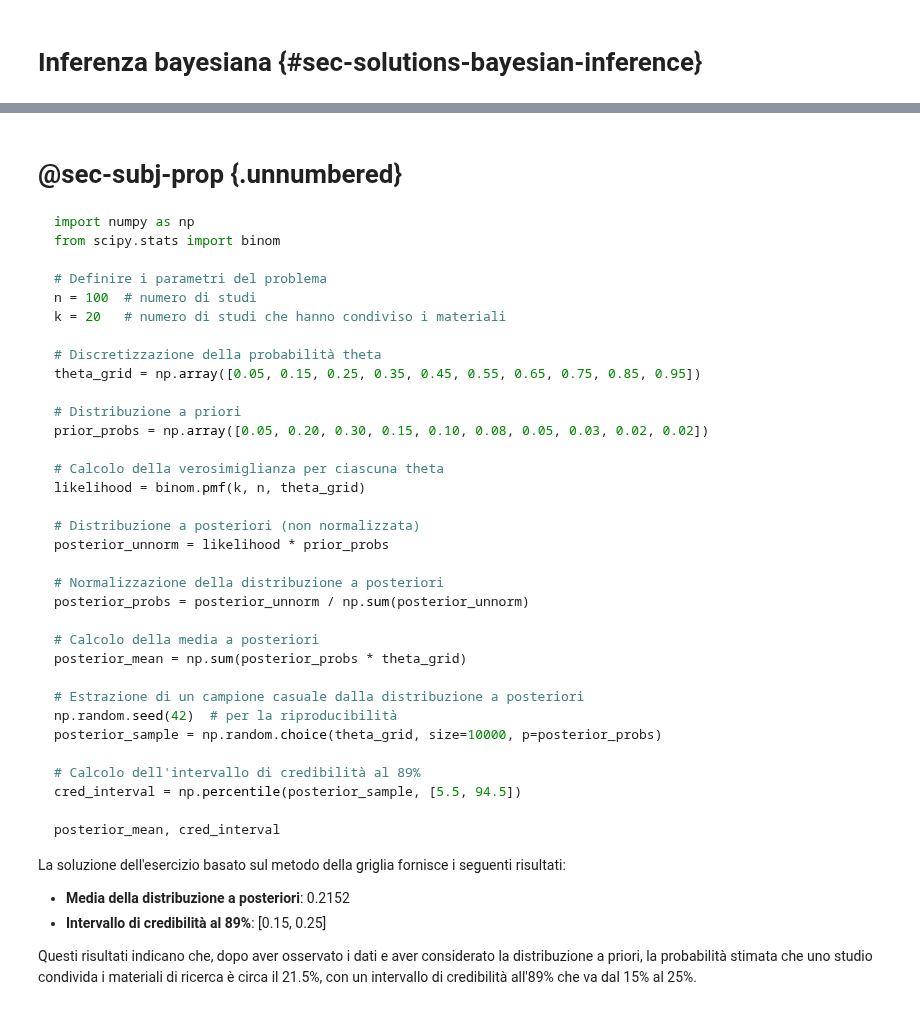
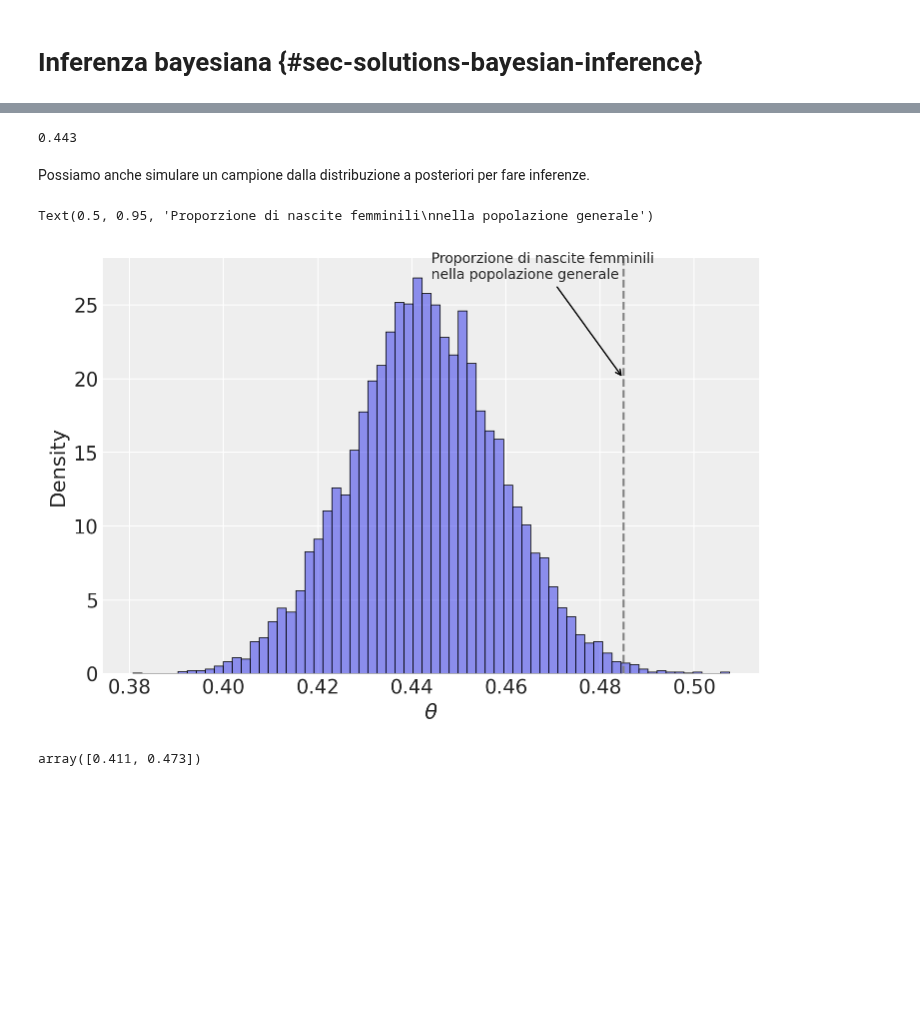
Before and after one commit to ccaudek/psicometria, a Jupyter notebook: chapters/appendix/solutions_bayesian_inference.ipynb, the cells around one changed output, grey strips where cells are left out. Cells and saved outputs as stored; diff of their text form; code cells hidden in the pictures; blank space fills up the shorter version.

````diff
--- a/chapters/appendix/solutions_bayesian_inference.ipynb
+++ b/chapters/appendix/solutions_bayesian_inference.ipynb
@@ -95,45 +141,30 @@ Questi risultati mostrano come i dati osservati influenzino la nostra stima del
-# %% [markdown]
-# @sec-subj-prop {.unnumbered}
-
-```python
-import numpy as np
-from scipy.stats import binom
-
-# Definire i parametri del problema
-n = 100  # numero di studi
-k = 20   # numero di studi che hanno condiviso i materiali
-
-# Discretizzazione della probabilità theta
-theta_grid = np.array([0.05, 0.15, 0.25, 0.35, 0.45, 0.55, 0.65, 0.75, 0.85, 0.95])
-
-# Distribuzione a priori
-prior_probs = np.array([0.05, 0.20, 0.30, 0.15, 0.10, 0.08, 0.05, 0.03, 0.02, 0.02])
-
-# Calcolo della verosimiglianza per ciascuna theta
-likelihood = binom.pmf(k, n, theta_grid)
-
-# Distribuzione a posteriori (non normalizzata)
-posterior_unnorm = likelihood * prior_probs
-
-# Normalizzazione della distribuzione a posteriori
-posterior_probs = posterior_unnorm / np.sum(posterior_unnorm)
-
-# Calcolo della media a posteriori
-posterior_mean = np.sum(posterior_probs * theta_grid)
-
-# Estrazione di un campione casuale dalla distribuzione a posteriori
-np.random.seed(42)  # per la riproducibilità
-posterior_sample = np.random.choice(theta_grid, size=10000, p=posterior_probs)
-
-# Calcolo dell'intervallo di credibilità al 89%
-cred_interval = np.percentile(posterior_sample, [5.5, 94.5])
-
-posterior_mean, cred_interval
-```
-
-La soluzione dell'esercizio basato sul metodo della griglia fornisce i seguenti risultati:
-
-- **Media della distribuzione a posteriori**: 0.2152
-- **Intervallo di credibilità al 89%**: [0.15, 0.25]
-
-Questi risultati indicano che, dopo aver osservato i dati e aver considerato la distribuzione a priori, la probabilità stimata che uno studio condivida i materiali di ricerca è circa il 21.5%, con un intervallo di credibilità all'89% che va dal 15% al 25%.
+# %%
+births = 987
+fem_births = 437
+stats.beta.mean(fem_births + 1, births - fem_births + 1).round(3)
+# %% [output]
+0.443
+# %% [markdown]
+Possiamo anche simulare un campione dalla distribuzione a posteriori per fare inferenze.
+# %%
+posterior_sample = stats.beta.rvs(size=10000, a=fem_births + 1, b=births - fem_births + 1)
+
+sns.histplot(posterior_sample, alpha=0.5, stat="density")
+_ = plt.xlabel(r"$\theta$")
+plt.axvline(0.485, color="gray", linestyle="--")
+
+plt.annotate(
+    "Proporzione di nascite femminili\nnella popolazione generale",
+    xy=(0.485, 20),  # Posizione dell'annotazione (x, y)
+    xytext=(0.5, 0.95),  # Posizione del testo dell'annotazione
+    textcoords="axes fraction",
+    arrowprops=dict(facecolor="black", arrowstyle="->"),
+    horizontalalignment="left",
+)
+# %% [output]
+Text(0.5, 0.95, 'Proporzione di nascite femminili\nnella popolazione generale')
+[figure, added]
+# %%
+np.quantile(posterior_sample, [0.025, 0.975]).round(3)
+# %% [output]
+array([0.411, 0.473])
````
Also changed, not shown: parts of 12 cells of this notebook, 28 other files.
